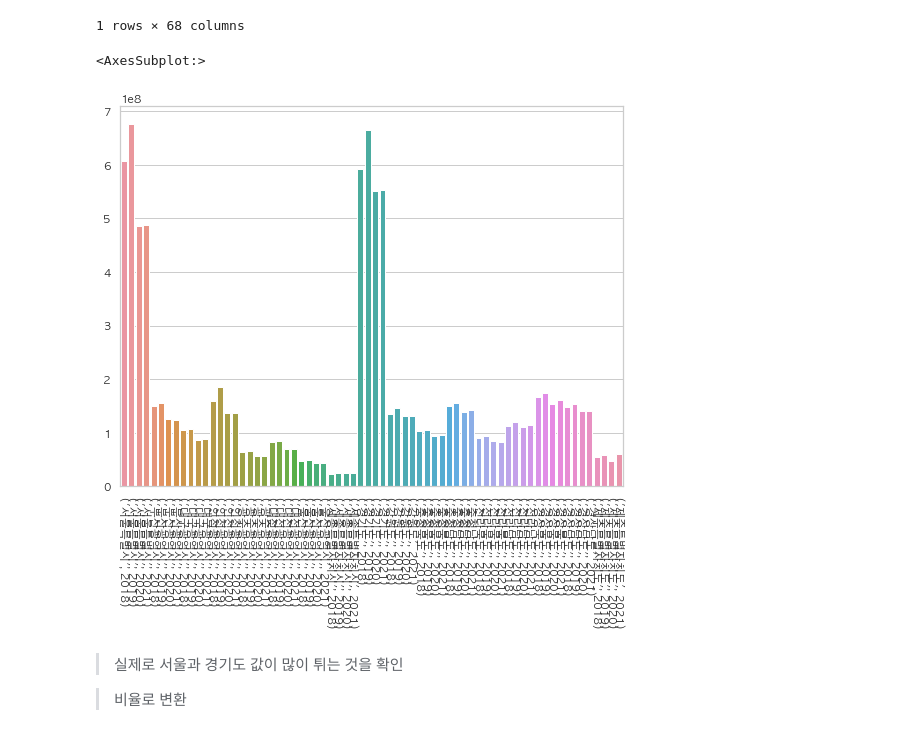
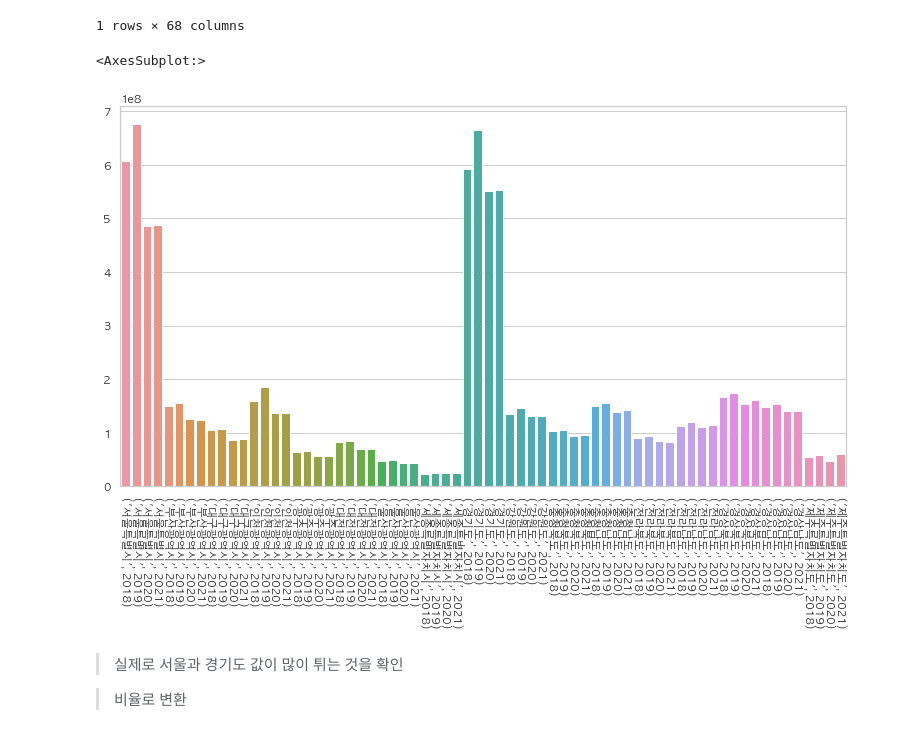
Before and after one commit to whatsasolo/PTJ_EDA, a Jupyter notebook: PTJ_EDA.ipynb, the cells around one changed output. Drawn from its saved outputs; the diff is of its cells as text; code cells hidden in the pictures.

```diff
--- a/PTJ_EDA.ipynb
+++ b/PTJ_EDA.ipynb
@@ -210,5 +210,3 @@ df_2018_transition
 | 4 | 2018 | 전국 | 전체방문자(a+b+c) | 10825083566.00 | 0.00 |
 # %% [markdown]
 > 주요 타겟 : 외부방문자(b+C)
-# %%
-df_2019_heatmap.set_index('광역지자체')['방문자 수']
@@ -235,2 +212,0 @@ Name: 방문자 수, dtype: float64
-# %%
-df_2019_heatmap.set_index('광역지자체')['전년도 방문자 수']
@@ -445,13 +401,13 @@ test2
 1 rows × 68 columns
 # %%
 plt.rcParams['font.family'] = 'AppleGothic'
-plt.figure(figsize=(9,7))
+plt.figure(figsize=(13,7))
 plt.xticks(rotation = -90)
 sns.set_theme(style='whitegrid')
 sns.barplot(data = test2)
 # %% [output]
 <AxesSubplot:>
-[figure, old version]
+[figure, new version]
 # %% [markdown]
 > 실제로 서울과 경기도 값이 많이 튀는 것을 확인
 
```
Also changed, not shown: parts of 113 cells of this notebook.
